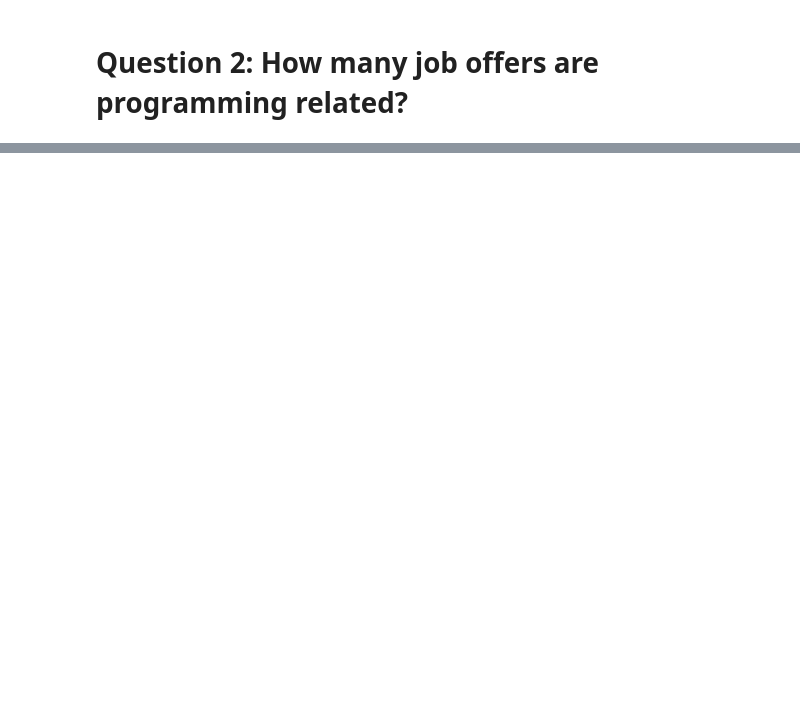
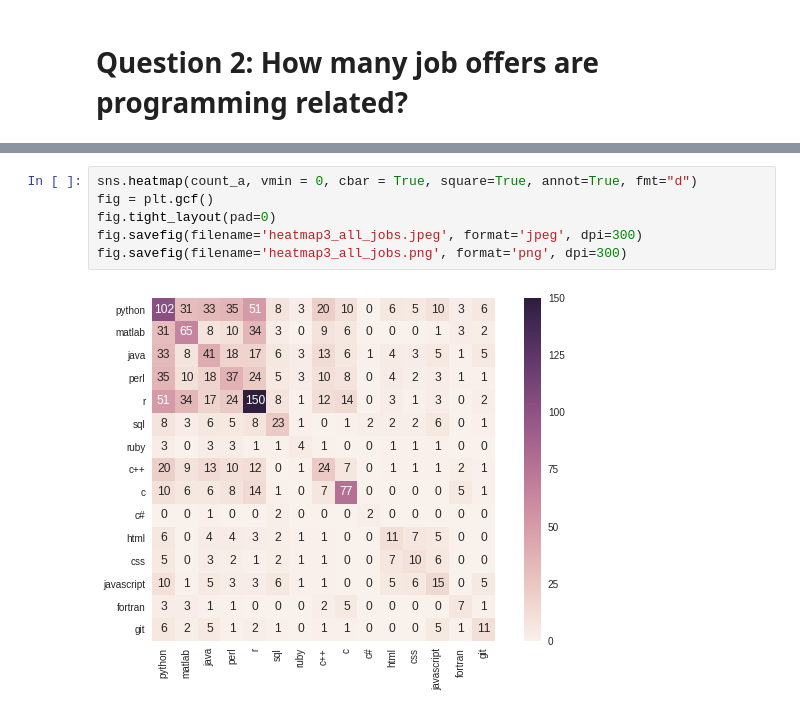
Before and after one commit to Cojabi/nat_sci_job, a Jupyter notebook: Evaluation of Scientific Job Adds.ipynb, the cells around one changed output, grey strips where cells are left out. Cells and saved outputs as stored; diff of their text form; blank space fills up the shorter version.

```diff
--- a/Evaluation of Scientific Job Adds.ipynb
+++ b/Evaluation of Scientific Job Adds.ipynb
@@ -309,0 +299,8 @@ sns.heatmap(count_a, ax = ax3, vmin = 0, cbar = False, square=True, annot=True,
+# %%
+sns.heatmap(count_a, vmin = 0, cbar = True, square=True, annot=True, fmt="d")
+fig = plt.gcf()
+fig.tight_layout(pad=0)
+fig.savefig(filename='heatmap3_all_jobs.jpeg', format='jpeg', dpi=300)
+fig.savefig(filename='heatmap3_all_jobs.png', format='png', dpi=300)
+# %% [output]
+[figure, added]
```
Also changed, not shown: parts of 16 cells of this notebook, 7 other files.
